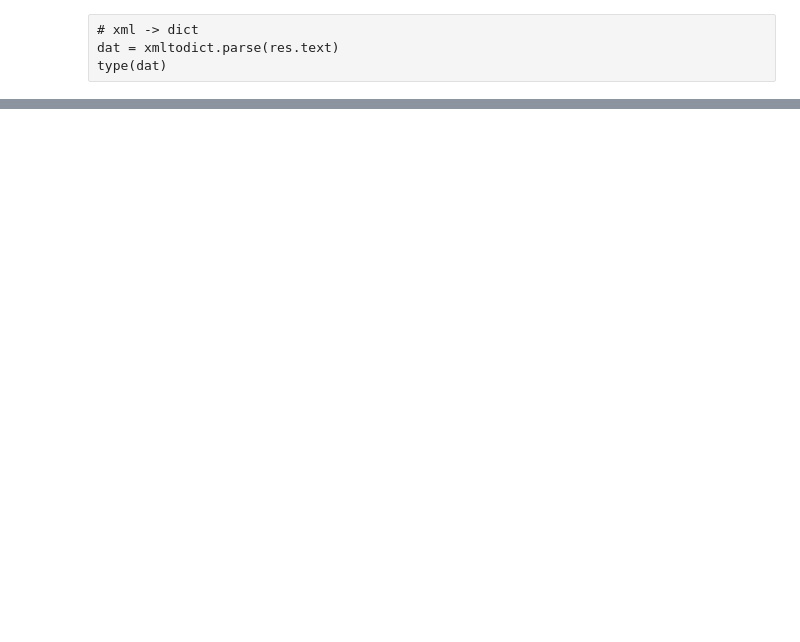
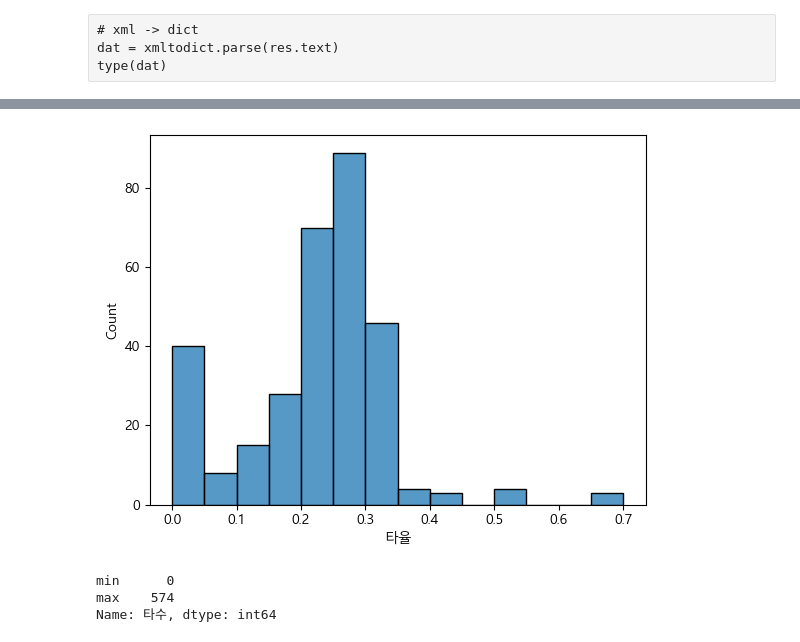
Before and after one commit to HelloDataScience/Yangju, a Jupyter notebook: Day4.ipynb, the cells around one changed output, grey strips where cells are left out. Cells and saved outputs as stored; diff of their text form; code cells hidden in the pictures; blank space fills up the shorter version.

```diff
--- a/Day4.ipynb
+++ b/Day4.ipynb
@@ -534,0 +542,5 @@ mprcItemIndex(nation = '일본')
+# %%
+cond = (df['홈런'] >= 10)
+df.loc[cond, '타자유형'] = '슬러거'
+df.loc[~cond, '타자유형'] = '똑딱이'
+df.sample(n = 5, random_state = 1234)
@@ -534,0 +554,2 @@ mprcItemIndex(nation = '일본')
+# %%
+df['타자유형'] = np.where(cond, '슬러거', '똑딱이')
@@ -534,0 +601,7 @@ mprcItemIndex(nation = '일본')
+# %%
+# 선수별 볼삼비(= 볼넷 / 삼진)를 추가하고 볼삼비가 높은 순으로 내림차순 정렬해서
+# 상위 10명의 선수를 확인해보세요. 단, 타수가 100 이상인 선수만으로 실행합니다.
+df['볼삼비'] = df['볼넷'] / df['삼진']
+cond = df['타수'] >= 100
+cols = ['팀명', '선수명', '볼넷', '삼진', '볼삼비']
+df.loc[cond, cols].sort_values(by = '볼삼비', ascending = False).head(n = 10)
@@ -534,0 +680,12 @@ mprcItemIndex(nation = '일본')
+# %%
+# sns.histplot(data = df, x = '타율', binrange = (0, 0.7), bins = 14)
+sns.histplot(data = df, x = '타율', binrange = (0, 0.7), binwidth = 0.05)
+plt.show()
+# %% [output]
+[figure, added]
+# %%
+df['타수'].agg(func = ['min', 'max'])
+# %% [output]
+min      0
+max    574
+Name: 타수, dtype: int64
```
Also changed, not shown: parts of 94 cells of this notebook.
